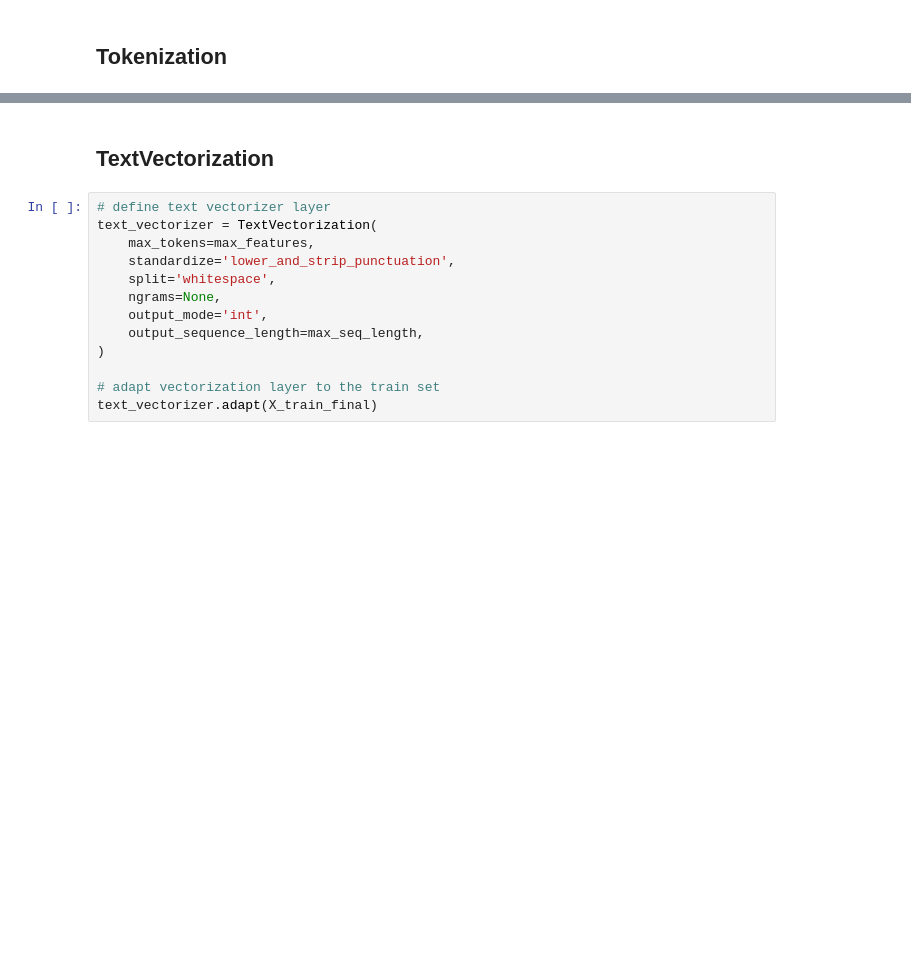
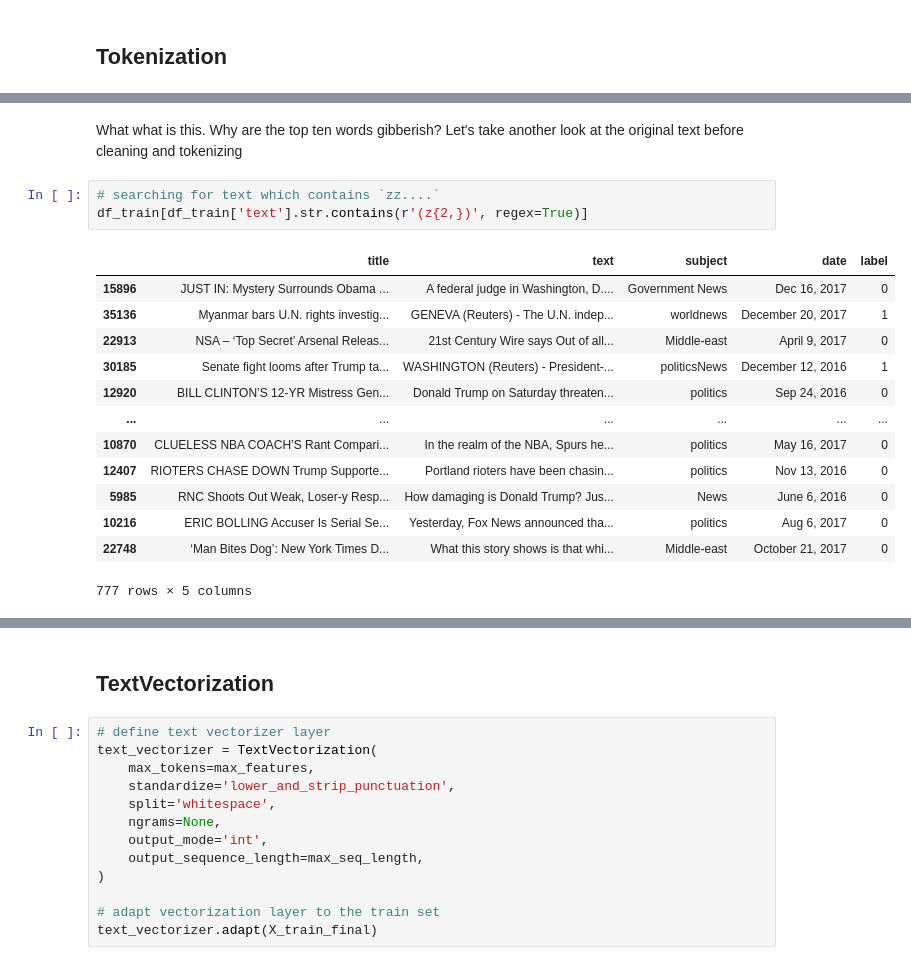
Before and after one commit to NikkiSatmaka/fake-news-identifier, a Jupyter notebook: h8dsft_Milestone2P2_nikki_satmaka.ipynb, the cells around one changed output, grey strips where cells are left out. Cells and saved outputs as stored; diff of their text form; blank space fills up the shorter version.

```diff
--- a/h8dsft_Milestone2P2_nikki_satmaka.ipynb
+++ b/h8dsft_Milestone2P2_nikki_satmaka.ipynb
@@ -522,0 +807,19 @@ print(list(Vectorize.vocabulary_.keys())[:10])
+# %% [markdown]
+What what is this. Why are the top ten words gibberish? Let's take another look at the original text before cleaning and tokenizing
+# %%
+# searching for text which contains `zz....`
+df_train[df_train['text'].str.contains(r'(z{2,})', regex=True)]
+# %% [output]
+|  | title | text | subject | date | label |
+| 15896 | JUST IN: Mystery Surrounds Obama ... | A federal judge in Washington, D.... | Government News | Dec 16, 2017 | 0 |
+| 35136 | Myanmar bars U.N. rights investig... | GENEVA (Reuters) - The U.N. indep... | worldnews | December 20, 2017 | 1 |
+| 22913 | NSA – ‘Top Secret’ Arsenal Releas... | 21st Century Wire says Out of all... | Middle-east | April 9, 2017 | 0 |
+| 30185 | Senate fight looms after Trump ta... | WASHINGTON (Reuters) - President-... | politicsNews | December 12, 2016 | 1 |
+| 12920 | BILL CLINTON’S 12-YR Mistress Gen... | Donald Trump on Saturday threaten... | politics | Sep 24, 2016 | 0 |
+| ... | ... | ... | ... | ... | ... |
+| 10870 | CLUELESS NBA COACH’S Rant Compari... | In the realm of the NBA, Spurs he... | politics | May 16, 2017 | 0 |
+| 12407 | RIOTERS CHASE DOWN Trump Supporte... | Portland rioters have been chasin... | politics | Nov 13, 2016 | 0 |
+| 5985 | RNC Shoots Out Weak, Loser-y Resp... | How damaging is Donald Trump? Jus... | News | June 6, 2016 | 0 |
+| 10216 | ERIC BOLLING Accuser Is Serial Se... | Yesterday, Fox News announced tha... | politics | Aug 6, 2017 | 0 |
+| 22748 | ‘Man Bites Dog’: New York Times D... | What this story shows is that whi... | Middle-east | October 21, 2017 | 0 |
+777 rows × 5 columns
```
Also changed, not shown: parts of 95 cells of this notebook, 1 other file.
